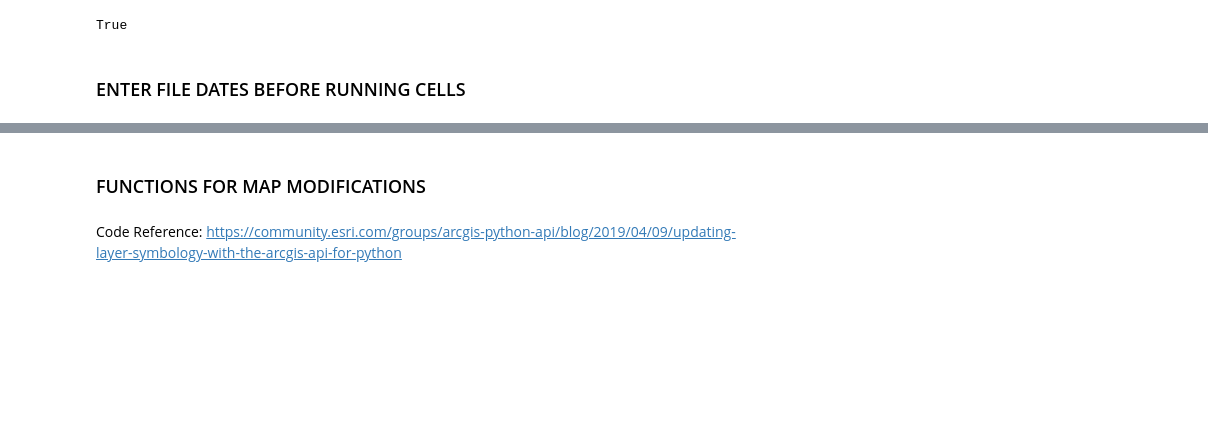
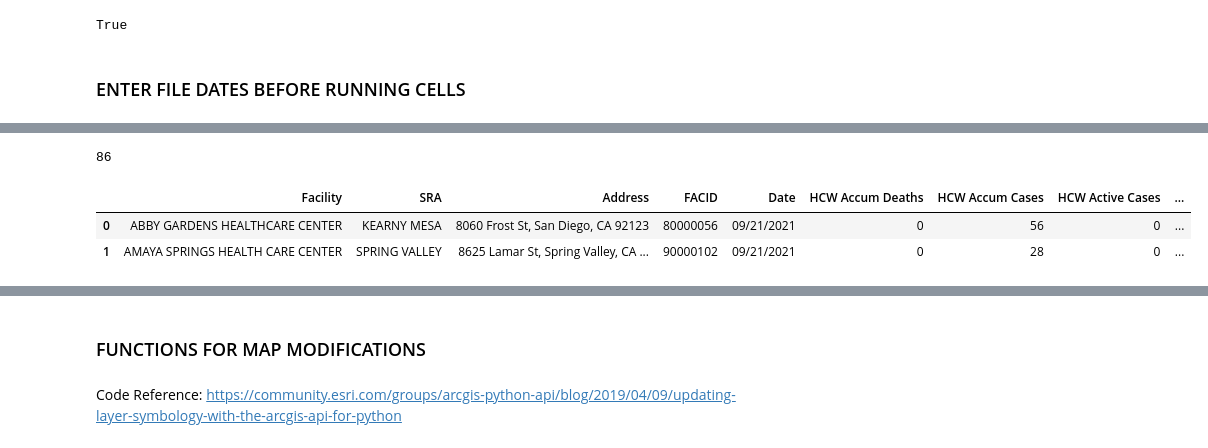
Before and after one commit to HDMA-SDSU/ArcGIS-Python-for-COVID19-Data, a Jupyter notebook: snf_dash_update.ipynb, the cells around one changed output, grey strips where cells are left out. Drawn from its saved outputs; the diff is of its cells as text; code cells hidden in the pictures; blank space fills up the shorter version.

```diff
--- a/snf_dash_update.ipynb
+++ b/snf_dash_update.ipynb
@@ -36,0 +244,71 @@ import json
+# %%
+###########################
+# Format Active dataframe #
+###########################
+
+# add columns for point symbology and stats calcs for suppressed data to active df
+active['HCW Death Points'] = active['HCW Accum Deaths']
+active['HCW Death Stats'] = active['HCW Accum Deaths']
+active['HCW Accum Points'] = active['HCW Accum Cases']
+active['HCW Accum Stats'] = active['HCW Accum Cases']
+active['HCW Active Points'] = active['HCW Active Cases']
+active['HCW Active Stats'] = active['HCW Active Cases']
+
+active['Res Death Points'] = active['Res Accum Deaths']
+active['Res Death Stats'] = active['Res Accum Deaths']
+active['Res Accum Points'] = active['Res Accum Cases']
+active['Res Accum Stats'] = active['Res Accum Cases']
+active['Res Active Points'] = active['Res Active Cases']
+active['Res Active Stats'] = active['Res Active Cases']
+
+# for points, change <11 to 1
+# for stats, change <11 to 0
+for i, row in active.iterrows():
+    if active['HCW Death Points'][i] == '<11':
+        active['HCW Death Points'][i] = 1
+    if active['HCW Death Stats'][i] == '<11':
+        active['HCW Death Stats'][i] = 0
+    if active['HCW Accum Points'][i] == '<11':
+        active['HCW Accum Points'][i] = 1
+    if active['HCW Accum Stats'][i] == '<11':
+        active['HCW Accum Stats'][i] = 0
+    if active['HCW Active Points'][i] == '<11':
+        active['HCW Active Points'][i] = 1
+    if active['HCW Active Stats'][i] == '<11':
+        active['HCW Active Stats'][i] = 0
+
+    if active['Res Death Points'][i] == '<11':
+        active['Res Death Points'][i] = 1
+    if active['Res Death Stats'][i] == '<11':
+        active['Res Death Stats'][i] = 0
+    if active['Res Accum Points'][i] == '<11':
+        active['Res Accum Points'][i] = 1
+    if active['Res Accum Stats'][i] == '<11':
+        active['Res Accum Stats'][i] = 0
+    if active['Res Active Points'][i] == '<11':
+        active['Res Active Points'][i] = 1
+    if active['Res Active Stats'][i] == '<11':
+        active['Res Active Stats'][i] = 0
+
+# change points, stats columns to int type
+active['HCW Death Points'] = active['HCW Death Points'].astype(int)
+active['HCW Death Stats'] = active['HCW Death Stats'].astype(int)
+active['HCW Accum Points'] = active['HCW Accum Points'].astype(int)
+active['HCW Accum Stats'] = active['HCW Accum Stats'].astype(int)
+active['HCW Active Points'] = active['HCW Active Points'].astype(int)
+active['HCW Active Stats'] = active['HCW Active Stats'].astype(int)
+
+active['Res Death Points'] = active['Res Death Points'].astype(int)
+active['Res Death Stats'] = active['Res Death Stats'].astype(int)
+active['Res Accum Points'] = active['Res Accum Points'].astype(int)
+active['Res Accum Stats'] = active['Res Accum Stats'].astype(int)
+active['Res Active Points'] = active['Res Active Points'].astype(int)
+active['Res Active Stats'] = active['Res Active Stats'].astype(int)
+
+print(len(active))
+active.head(2)
+# %% [output]
+86
+|  | Facility | SRA | Address | FACID | Date | HCW Accum Deaths | HCW Accum Cases | HCW Active Cases | ... |
+| 0 | ABBY GARDENS HEALTHCARE CENTER | KEARNY MESA | 8060 Frost St, San Diego, CA 92123 | 80000056 | 09/21/2021 | 0 | 56 | 0 | ... |
+| 1 | AMAYA SPRINGS HEALTH CARE CENTER | SPRING VALLEY | 8625 Lamar St, Spring Valley, CA ... | 90000102 | 09/21/2021 | 0 | 28 | 0 | ... |
```
Also changed, not shown: parts of 62 cells of this notebook.
